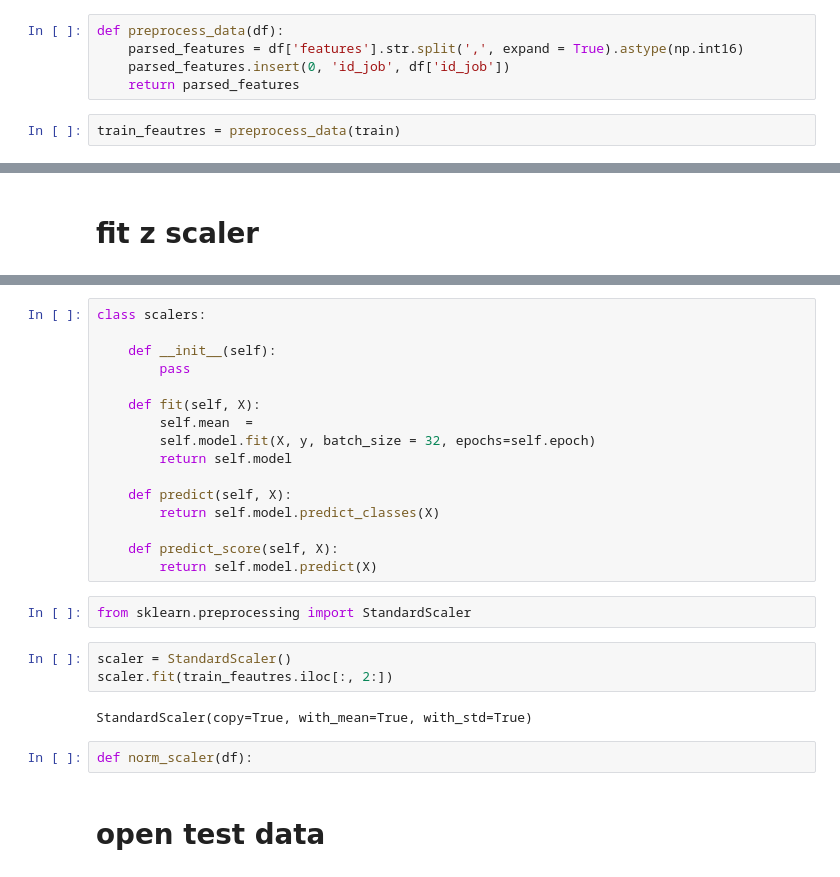
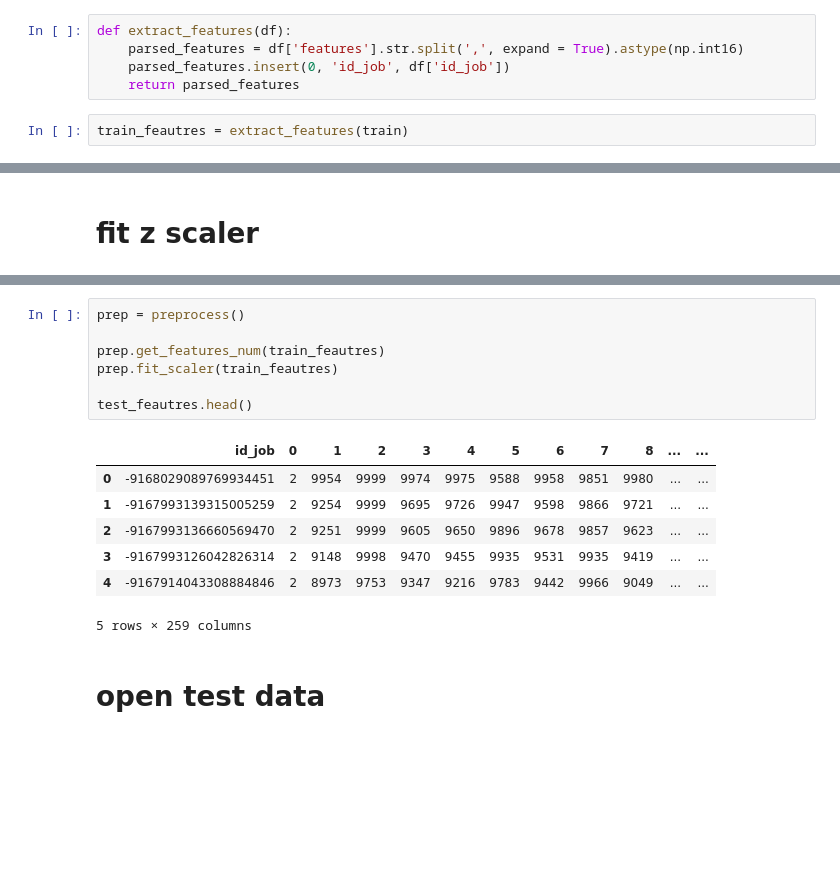
Before and after one commit to danilpolkov/jooble, a Jupyter notebook: notebooks/Untitled.ipynb, the cells around one changed output, grey strips where cells are left out. Drawn from its saved outputs; the diff is of its cells as text; blank space fills up the shorter version.

Commit message:
add preprocess class

```diff
--- a/notebooks/Untitled.ipynb
+++ b/notebooks/Untitled.ipynb
@@ -93,12 +93,12 @@ train = pd.read_csv(PATH + '/data/raw/train.tsv', sep ='\t')
 # %% [markdown]
 # prepare features
 # %%
-def preprocess_data(df):
+def extract_features(df):
     parsed_features = df['features'].str.split(',', expand = True).astype(np.int16)
     parsed_features.insert(0, 'id_job', df['id_job'])
     return parsed_features
 # %%
-train_feautres = preprocess_data(train)
+train_feautres = extract_features(train)
 # %%
 train_feautres.head()
 # %% [output]
@@ -122,28 +182,18 @@ train_feautres.head()
-# %%
-class scalers:
-
-    def __init__(self):
-        pass
-
-    def fit(self, X):
-        self.mean  =
-        self.model.fit(X, y, batch_size = 32, epochs=self.epoch)
-        return self.model
-
-    def predict(self, X):
-        return self.model.predict_classes(X)
-
-    def predict_score(self, X):
-        return self.model.predict(X)
-# %%
-from sklearn.preprocessing import StandardScaler
-# %%
-scaler = StandardScaler()
-scaler.fit(train_feautres.iloc[:, 2:])
-# %% [output]
-StandardScaler(copy=True, with_mean=True, with_std=True)
-# %%
-def norm_scaler(df):
+# %%
+prep = preprocess()
+
+prep.get_features_num(train_feautres)
+prep.fit_scaler(train_feautres)
+
+test_feautres.head()
+# %% [output]
+|  | id_job | 0 | 1 | 2 | 3 | 4 | 5 | 6 | 7 | 8 | ... | ... |
+| 0 | -9168029089769934451 | 2 | 9954 | 9999 | 9974 | 9975 | 9588 | 9958 | 9851 | 9980 | ... | ... |
+| 1 | -9167993139315005259 | 2 | 9254 | 9999 | 9695 | 9726 | 9947 | 9598 | 9866 | 9721 | ... | ... |
+| 2 | -9167993136660569470 | 2 | 9251 | 9999 | 9605 | 9650 | 9896 | 9678 | 9857 | 9623 | ... | ... |
+| 3 | -9167993126042826314 | 2 | 9148 | 9998 | 9470 | 9455 | 9935 | 9531 | 9935 | 9419 | ... | ... |
+| 4 | -9167914043308884846 | 2 | 8973 | 9753 | 9347 | 9216 | 9783 | 9442 | 9966 | 9049 | ... | ... |
+5 rows × 259 columns
 # %% [markdown]
 # open test data
 # %%
```
Also changed, not shown: parts of 15 cells of this notebook.
